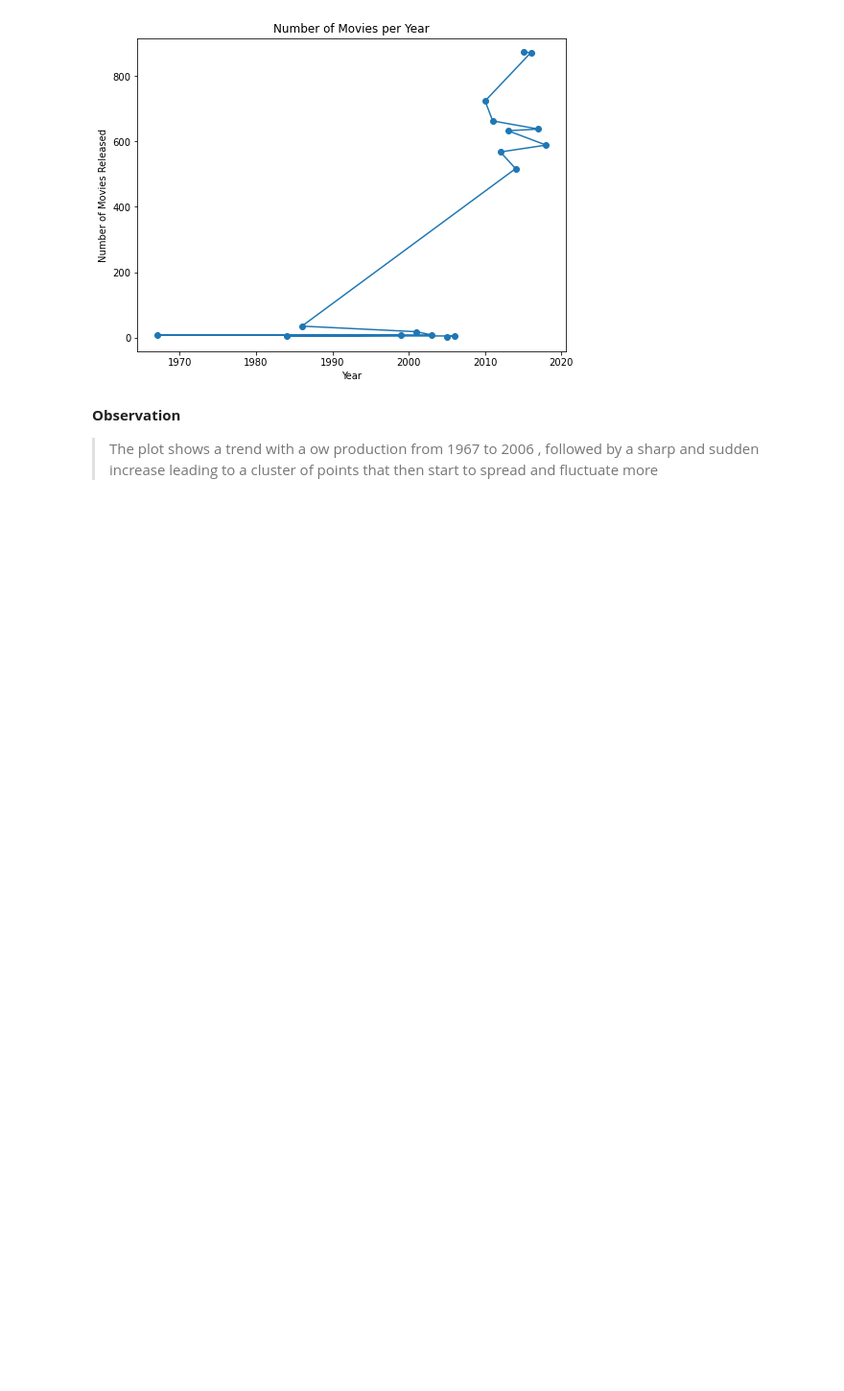
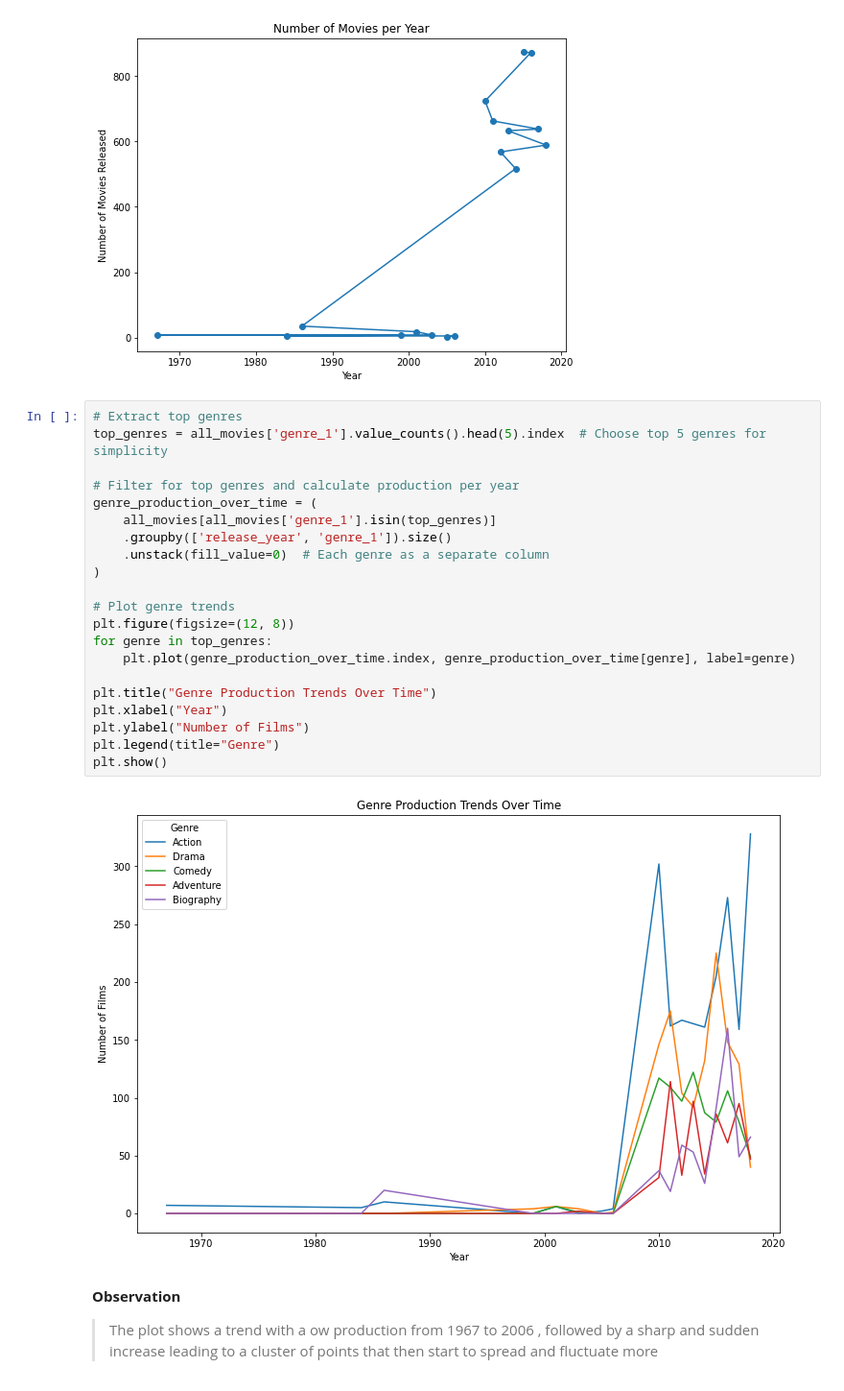
Before and after one commit to mikabenson/PHASE2_PROJECT-inferential-statistics-, a Jupyter notebook: notebooks/Franciscar.ipynb, the cells around one changed output. Shown at 96% size. Cells and saved outputs as stored; diff of their text form; blank space fills up the shorter version.

```diff
--- a/notebooks/Franciscar.ipynb
+++ b/notebooks/Franciscar.ipynb
@@ -771,6 +786,29 @@ ax.set_title('Number of Movies per Year')
 # %% [output]
 Text(0.5, 1.0, 'Number of Movies per Year')
 [figure]
+# %%
+# Extract top genres
+top_genres = all_movies['genre_1'].value_counts().head(5).index  # Choose top 5 genres for simplicity
+
+# Filter for top genres and calculate production per year
+genre_production_over_time = (
+    all_movies[all_movies['genre_1'].isin(top_genres)]
+    .groupby(['release_year', 'genre_1']).size()
+    .unstack(fill_value=0)  # Each genre as a separate column
+)
+
+# Plot genre trends
+plt.figure(figsize=(12, 8))
+for genre in top_genres:
+    plt.plot(genre_production_over_time.index, genre_production_over_time[genre], label=genre)
+
+plt.title("Genre Production Trends Over Time")
+plt.xlabel("Year")
+plt.ylabel("Number of Films")
+plt.legend(title="Genre")
+plt.show()
+# %% [output]
+[figure, added]
 # %% [markdown]
 **Observation**
 > The plot shows a trend with a ow production from 1967 to 2006 , followed by a sharp and sudden increase leading to a cluster of points that then start to spread and fluctuate more
```
Also changed, not shown: parts of 18 cells of this notebook, 2 other files.
